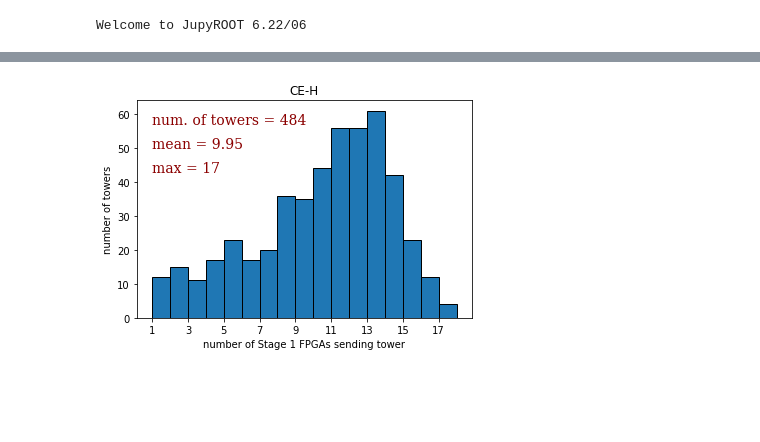
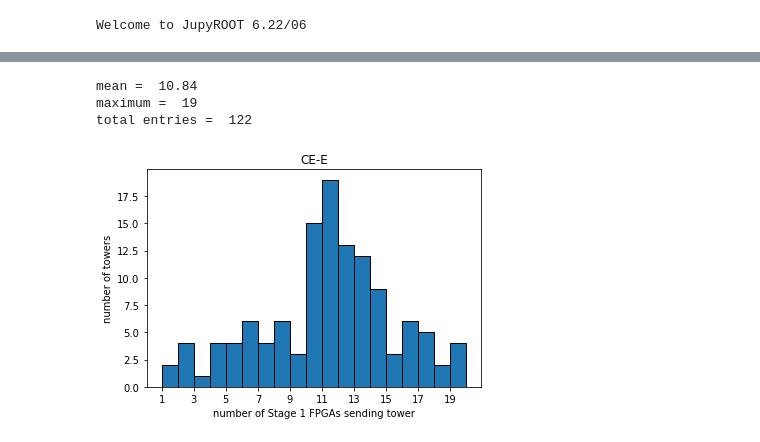
Before and after one commit to mhassans/tower-energy, a Jupyter notebook: jupyter/NumBundlesPerEachTower.ipynb, the cells around one changed output, grey strips where cells are left out. Saved outputs shown, nothing was run; the diff lists cells and outputs as text; code cells hidden in the pictures; blank space fills up the shorter version.

Commit message:
finished plots for number of Stage 1 FPGAs associated to each tower

```diff
--- a/jupyter/NumBundlesPerEachTower.ipynb
+++ b/jupyter/NumBundlesPerEachTower.ipynb
@@ -78,5 +40,0 @@ plotHist(data)
-# %%
-data = df['Had']
-plotHist(data)
-# %% [output]
-[figure, removed]
@@ -82,0 +107,5 @@ plotHist(data)
+# %%
+df_EM = make_df(parMtxEM_PerBundle, indicesEM, isHad = False)
+df_Had = make_df(parMtxHad_PerBundle, indicesHad, isHad = True)
+# %%
+df_countedOnceEM, df_countedTwiceEM = divideByRepeat(df_EM)
@@ -82,0 +114,2 @@ plotHist(data)
+# %%
+df_countedOnceEM_under30, df_countedOnceEM_above30 = divideBy30deg(df_countedOnceEM)
@@ -82,0 +118,7 @@ plotHist(data)
+# %%
+plotHist(df_countedOnceEM_under30['EM'], 'countedOnceEM_under30')
+# %% [output]
+mean =  10.84
+maximum =  19
+total entries =  122
+[figure, added]
```
Also changed, not shown: parts of 12 cells of this notebook, 1 other file.
